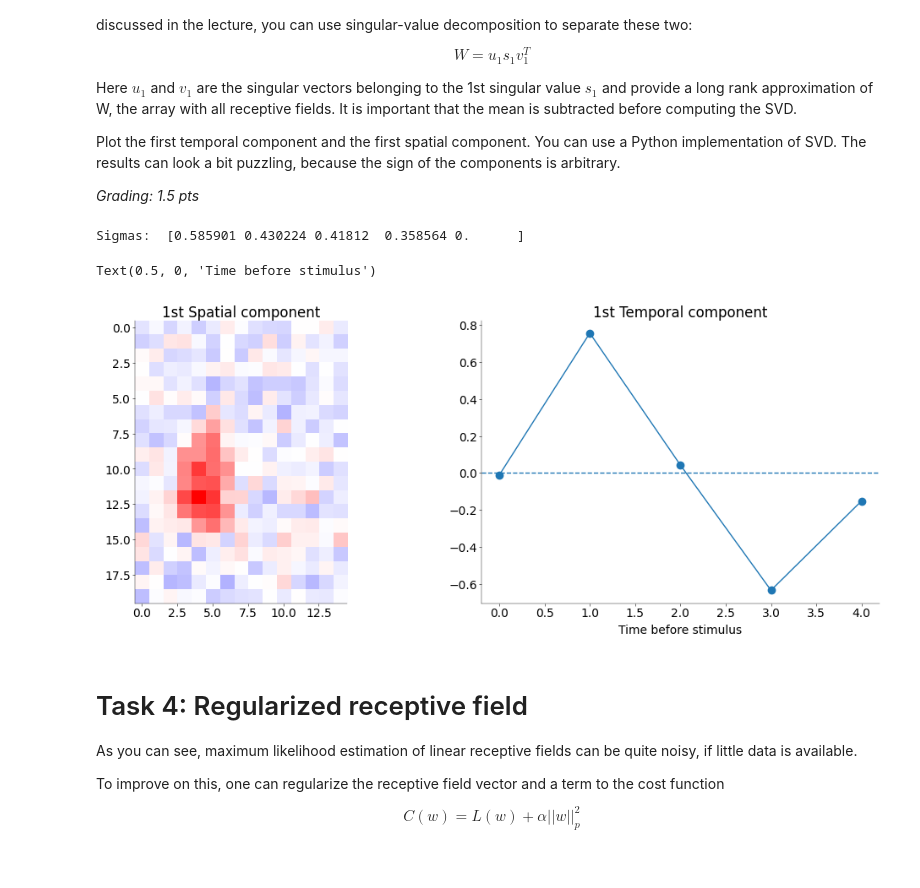
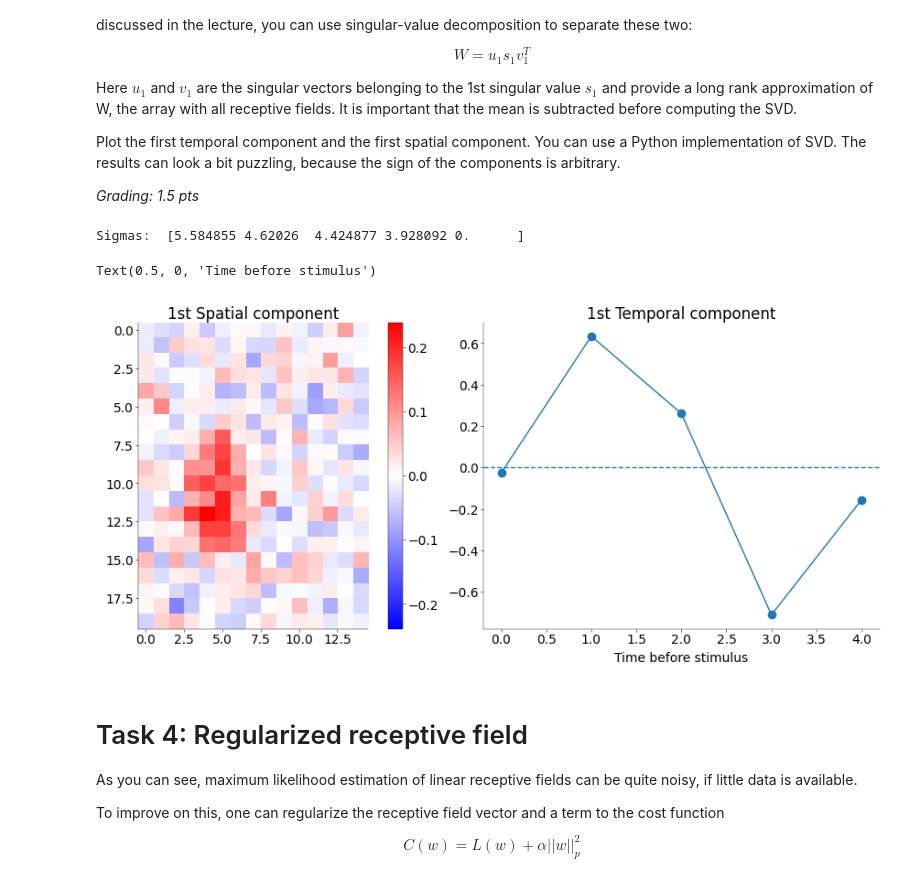
Before and after one commit to ZhidongZhang96/Course_NeuralDataScience_SS26, a Jupyter notebook: notebooks/CodingLab5.ipynb, the cells around one changed output. Drawn from its saved outputs; the diff is of its cells as text; code cells hidden in the pictures.

```diff
--- a/notebooks/CodingLab5.ipynb
+++ b/notebooks/CodingLab5.ipynb
@@ -314,7 +314,12 @@ The scipy.optimize package also has suitable functions for optimization. If you
 # Tips: use scipy.optimize.minimize(). (1 pt)
 # ------------------------------------------
 
-res = opt.minimize(negloglike_lnp, np.ones_like(w) * 1e-3, args=(c, s))
+res = opt.minimize(
+    fun=negloglike_lnp,
+    x0=np.ones_like(w) * 1e-3,
+    args=(c, s, dt, R),
+    jac=deriv_negloglike_lnp,
+)
 # %% [markdown]
 Plot the true and the estimated receptive field.
 # %%
@@ -384,25 +395,31 @@ Fit receptive field for each frame separately
 
 # specify the time lags
 delta = [0, 1, 2, 3, 4]
+Dx_Dy = s.shape[0]
 
-w_hat = []
+w_hat = np.zeros((Dx_Dy, len(delta)))
+
+s_centered = s - np.mean(s)
+
 # fit for each delay
-for delt in delta:
-    # print(f"===== delta={delt} =====")
+for i, delt in enumerate(delta):
     if delt != 0:
         c_lag = c[delt:]
-        s_lag = s[:, :-delt]
+        s_lag = s_centered[:, :-delt]
     else:
         c_lag = c
-        s_lag = s
-    # print("shape of c_lag and s_lag: ", c_lag.shape, s_lag.shape)
+        s_lag = s_centered
+
     # fitting
     res = opt.minimize(
-        negloglike_lnp, np.ones(shape=(300,)) * 1e-3, args=(c_lag, s_lag)
+        fun=negloglike_lnp,
+        x0=np.ones(shape=(Dx_Dy,)) * 1e-3,
+        args=(c_lag, s_lag, dt, 1),  # R=1 (larger R would induce large intercept of RF)
+        jac=deriv_negloglike_lnp,
+        method="BFGS",
+        options={"maxiter": 300},
     )
-    w_hat.append(res.x)
-
-w_hat = np.array(w_hat)
+    w_hat[:, i] = res.x
 # %% [markdown]
 Plot the frames one by one and explain what you see.
 # %%
@@ -443,8 +460,9 @@ Plot the first temporal component and the first spatial component. You can use a
 # Apply SVD to the fitted receptive field,
 # you can use either numpy or sklearn (0.5 pt)
 # --------------------------------------------
-
-U, S, Vh = np.linalg.svd((w_hat - w_hat.mean(axis=0)))
+w_hat = w_hat.T
+w_hat_centerd = w_hat - w_hat.mean(axis=0)
+U, S, Vh = np.linalg.svd((w_hat_centerd))
 u1 = U[:, 0]
 s1 = S[0]
 v1 = Vh[0, :].transpose()
@@ -452,28 +470,29 @@ v1 = Vh[0, :].transpose()
 np.set_printoptions(suppress=True, precision=6)
 print("Sigmas: ", S)
 # %% [output]
-Sigmas:  [0.585901 0.430224 0.41812  0.358564 0.      ]
+Sigmas:  [5.584855 4.62026  4.424877 3.928092 0.      ]
 # %%
 # -------------------------------------------------
 # Plot the spatial and temporal components (1 pt)
 # -------------------------------------------------
 
 fig, ax = plt.subplot_mosaic(
     mosaic=[["Spatial", "Temporal"]], figsize=(10, 4), constrained_layout=True
 )
 # add plot
 
 vlim = np.max(np.abs(v1))
 im = ax["Spatial"].imshow(v1.reshape((20, 15)), cmap="bwr", vmin=-vlim, vmax=vlim)
 ax["Spatial"].set_title("1st Spatial component")
+fig.colorbar(im, ax=ax["Spatial"])
 ax["Temporal"].plot(u1, marker="o")
 ax["Temporal"].axhline(0, linestyle="--")
 ax["Temporal"].set_title("1st Temporal component")
 ax["Temporal"].set_xlabel("Time before stimulus")
 # fig.colorbar(im, ax=ax["Spatial"])
 # %% [output]
 Text(0.5, 0, 'Time before stimulus')
-[figure, old version]
+[figure, new version]
 # %% [markdown]
 # Task 4: Regularized receptive field
 
```
Also changed, not shown: parts of 9 cells of this notebook, 1 other file.
